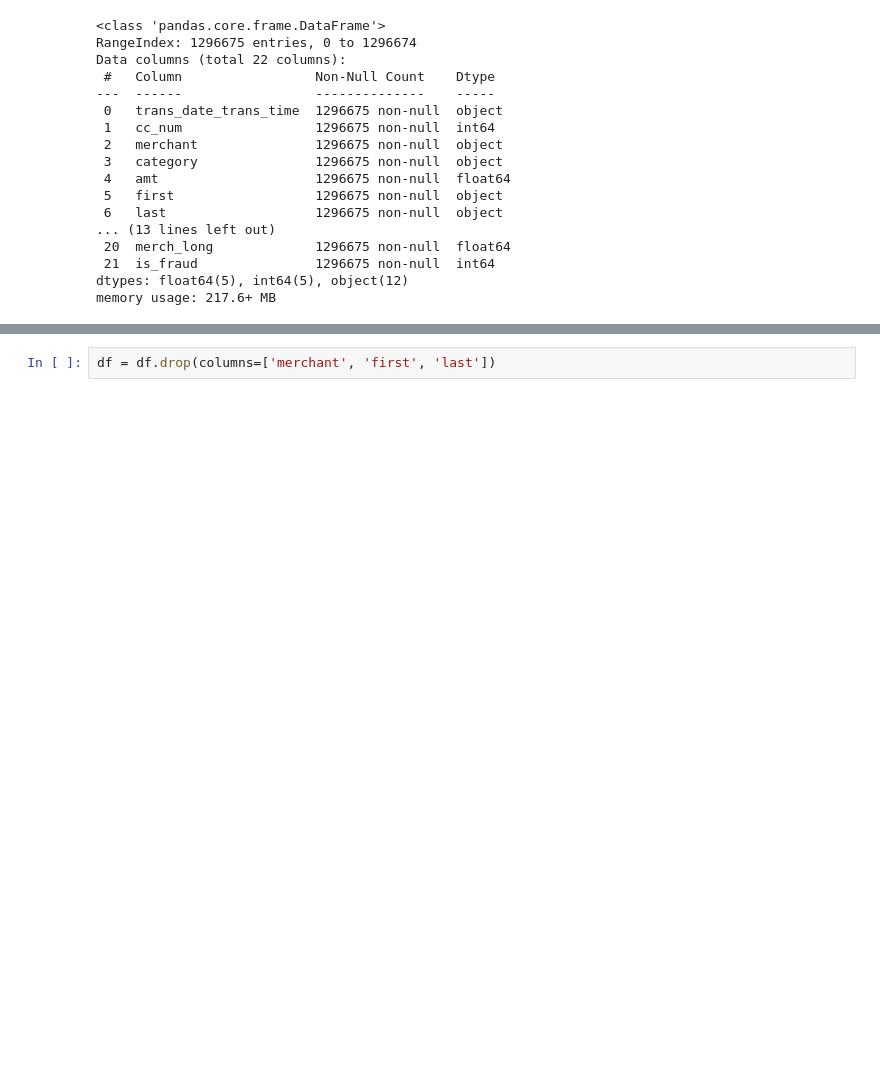
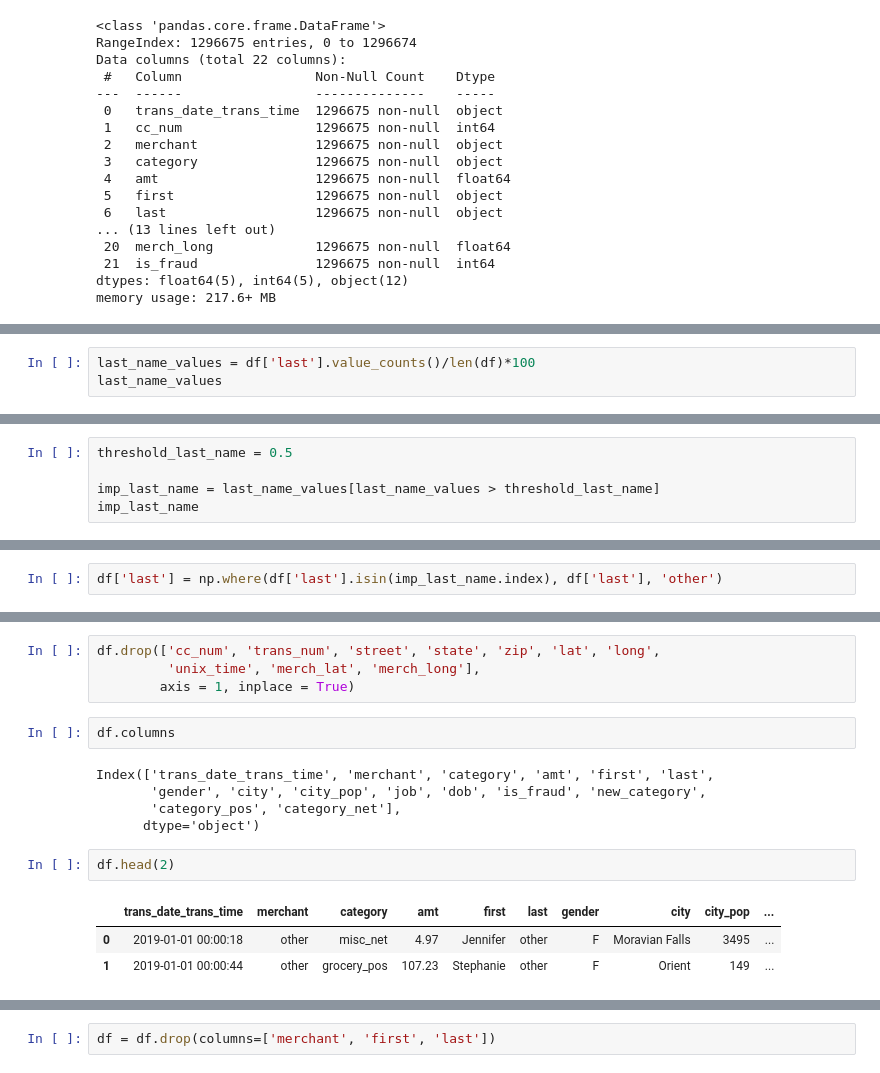
Before and after one commit to puneetsran/mastercard_fraud, a Jupyter notebook: mastercard_fraud.ipynb, the cells around one changed output, grey strips where cells are left out. Drawn from its saved outputs; the diff is of its cells as text; blank space fills up the shorter version.

Commit message:
revisit merchant and reduce value counts based on percentage

```diff
--- a/mastercard_fraud.ipynb
+++ b/mastercard_fraud.ipynb
@@ -123,0 +382,3 @@ display(encoded_df_category.head(2))
+# %%
+last_name_values = df['last'].value_counts()/len(df)*100
+last_name_values
@@ -123,0 +398,5 @@ display(encoded_df_category.head(2))
+# %%
+threshold_last_name = 0.5
+
+imp_last_name = last_name_values[last_name_values > threshold_last_name]
+imp_last_name
@@ -123,0 +425,2 @@ display(encoded_df_category.head(2))
+# %%
+df['last'] = np.where(df['last'].isin(imp_last_name.index), df['last'], 'other')
@@ -123,0 +467,17 @@ display(encoded_df_category.head(2))
+# %%
+df.drop(['cc_num', 'trans_num', 'street', 'state', 'zip', 'lat', 'long',
+         'unix_time', 'merch_lat', 'merch_long'],
+        axis = 1, inplace = True)
+# %%
+df.columns
+# %% [output]
+Index(['trans_date_trans_time', 'merchant', 'category', 'amt', 'first', 'last',
+       'gender', 'city', 'city_pop', 'job', 'dob', 'is_fraud', 'new_category',
+       'category_pos', 'category_net'],
+      dtype='object')
+# %%
+df.head(2)
+# %% [output]
+|  | trans_date_trans_time | merchant | category | amt | first | last | gender | city | city_pop | ... |
+| 0 | 2019-01-01 00:00:18 | other | misc_net | 4.97 | Jennifer | other | F | Moravian Falls | 3495 | ... |
+| 1 | 2019-01-01 00:00:44 | other | grocery_pos | 107.23 | Stephanie | other | F | Orient | 149 | ... |
```
Also changed, not shown: parts of 72 cells of this notebook.
